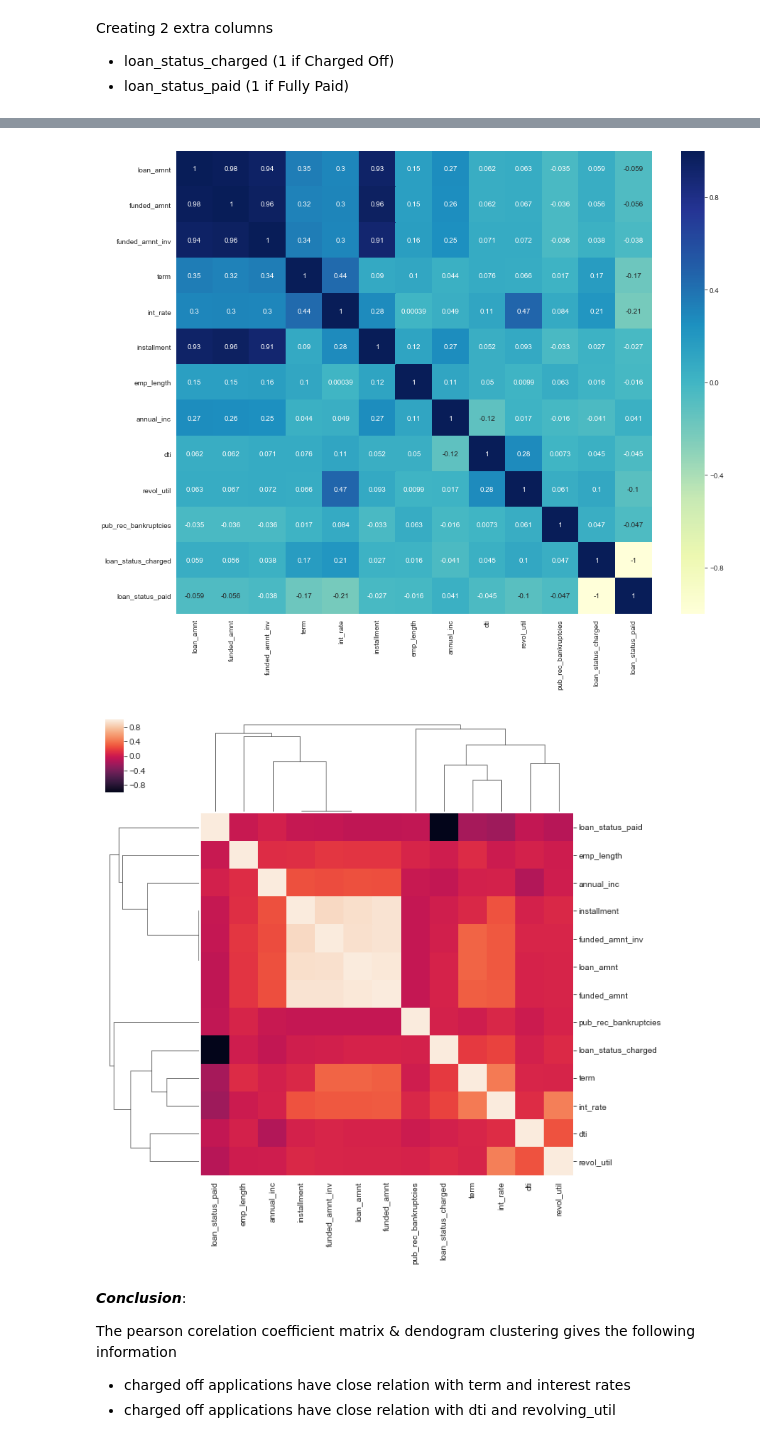
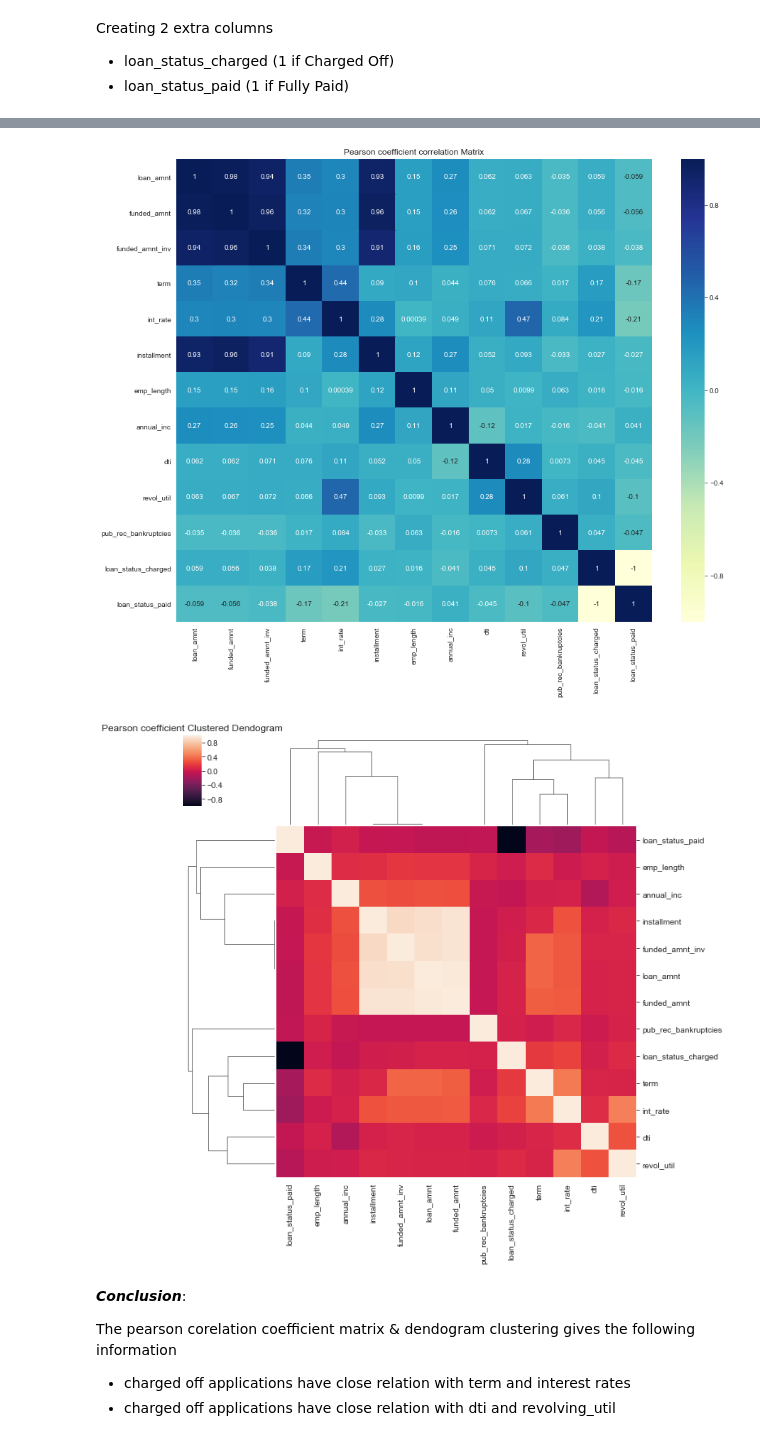
Before and after one commit to arpitjoshi/case-study-2, a Jupyter notebook: notebook.ipynb, the cells around one changed output, grey strips where cells are left out. Drawn from its saved outputs; the diff is of its cells as text; code cells hidden in the pictures.

```diff
--- a/notebook.ipynb
+++ b/notebook.ipynb
@@ -1167,14 +1179,16 @@ plt.figure(figsize=(15,12))
 
 # heatmap
 sns.heatmap(dataset.corr(method='pearson'), cmap="YlGnBu", annot=True)
+plt.title("Pearson coefficient correlation Matrix")
 plt.show()
 # %% [output]
-[figure, old version]
+[figure, new version]
 # %%
 sns.clustermap(dataset.corr(method='pearson'), metric="correlation")
+plt.title("Pearson coefficient Clustered Dendogram")
 plt.show()
 # %% [output]
-[figure, old version]
+[figure, new version]
 # %% [markdown]
 ___Conclusion___:
 
```
Also changed, not shown: parts of 25 cells of this notebook.
